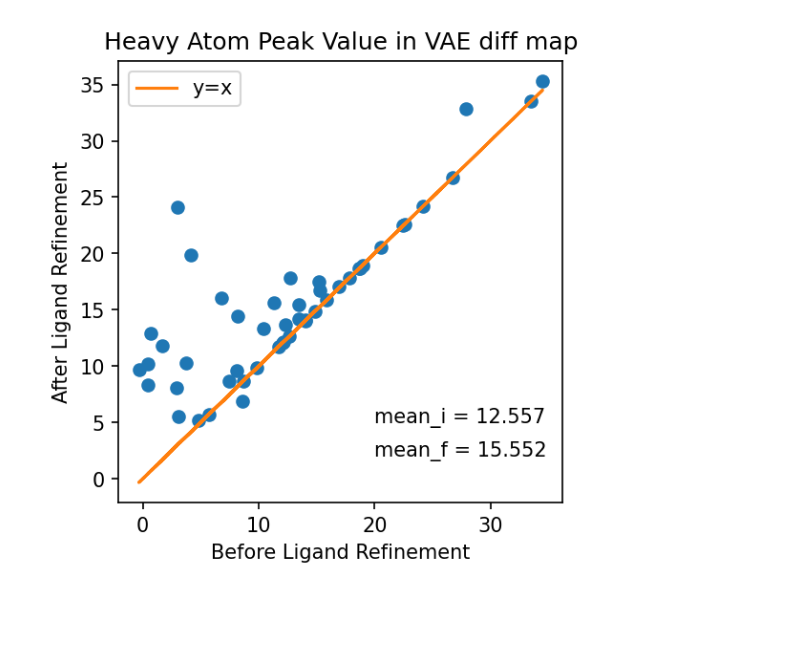
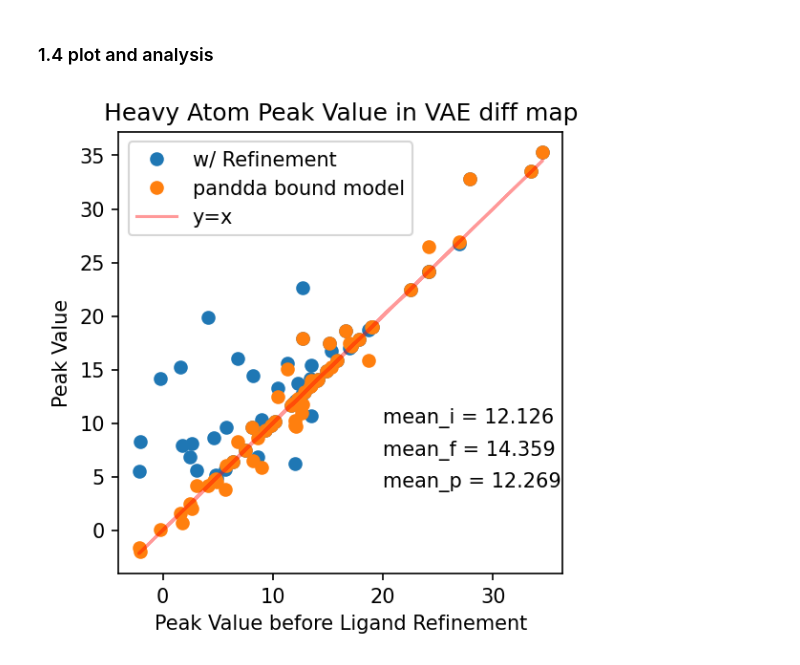
Before and after one commit to Hekstra-Lab/valdo, a Jupyter notebook: notebooks/vae_metric2_heavy_atom_peak_before_after_pose_refinement.ipynb, the cells around one changed output. Cells and saved outputs as stored; diff of their text form; code cells hidden in the pictures; blank space fills up the shorter version.

Commit message:
include all peaks seperately, include zmap and FOFC map metric

```diff
--- a/notebooks/vae_metric2_heavy_atom_peak_before_after_pose_refinement.ipynb
+++ b/notebooks/vae_metric2_heavy_atom_peak_before_after_pose_refinement.ipynb
@@ -27,11 +33,17 @@ DK_bound_heavy = DK_bound[condition_1 & condition_2].copy()
 # %%
-def get_heavy_cra_list(st, selections='[CL,Br,S,I]'):
-    sel = gemmi.Selection('[CL,Br,S,I]')
+def get_heavy_atoms(st, selections='[CL,Br,S,I]'):
+    sel = gemmi.Selection(selections)
     sel_model = sel.copy_model_selection(st[0])
-    lig_heavy_atoms = [i for i in list(sel_model.all()) if i.residue.name == 'LIG']
+    lig_heavy_atoms = [i.atom.clone() for i in list(sel_model.all()) if (i.chain.name == 'B' and i.residue.seqid.num == 1)]
     return lig_heavy_atoms
 
-def get_peak_values(cra_list, real_grid):
+def get_heavy_atoms_mapping(st, selections='[CL,Br,S,I]', resi=1):
+    sel = gemmi.Selection(selections)
+    sel_model = sel.copy_model_selection(st[0])
+    lig_heavy_atoms = [i.atom.clone() for i in list(sel_model.all()) if (i.chain.name == 'B' and i.residue.seqid.num == resi)]
+    return lig_heavy_atoms
+
+def get_peak_values(atom_list, real_grid):
     # check the highest peak
     a,b,c = np.unravel_index(real_grid.array.argmax(), real_grid.array.shape)
     tmp = real_grid.get_fractional(a,b,c)
@@ -39,9 +51,8 @@ def get_peak_values(cra_list, real_grid):
     dis_lists = []
     peak_values = []
     ops = real_grid.spacegroup.operations()
-    for cra in cra_list:
+    for atom in atom_list:
         # Get all equivalent sites
-        atom = cra.atom
         eq_points = []
         dis_list = []
         for op in ops:
@@ -70,7 +81 @@ def get_peak_values(cra_list, real_grid):
-# %%
-DK_bound_heavy.loc[:, 'initRF_lig_heavy_peak'] = 0.0
-DK_bound_heavy.loc[:, 'initRF_is_highest_peak(<5A)'] = 0.0
-# %%
-DK_bound_heavy.loc[:, 'postRF_lig_heavy_peak'] = 0.0
-DK_bound_heavy.loc[:, 'postRF_is_highest_peak(<5A)'] = 0.0
 # %%
@@ -103,14 +134,20 @@ for sample in tqdm(DK_bound_heavy["sample"]):
+# %%
+vae_peak_df = pd.DataFrame(data=peak_log, columns=["sample", "atom_name", "initRF_peak", "postRF_peak", "pandda_peak", "init_is_highest_peak(<5A)", "post_is_highest_peak(<5A)", "pandda_is_highest_peak(<5A)"])
+# %% [markdown]
+### 1.4 plot and analysis
 # %%
 plt.figure(figsize=[4,4], dpi=150)
-plt.plot(DK_bound_heavy["initRF_lig_heavy_peak"], DK_bound_heavy["postRF_lig_heavy_peak"], 'o')
-plt.plot(DK_bound_heavy["initRF_lig_heavy_peak"], DK_bound_heavy["initRF_lig_heavy_peak"], '-', label='y=x')
-plt.xlabel("Before Ligand Refinement")
-plt.ylabel("After Ligand Refinement")
-plt.legend()
+plt.plot(vae_peak_df["initRF_peak"], vae_peak_df["postRF_peak"], 'o', label="w/ Refinement")
+plt.plot(vae_peak_df["initRF_peak"], vae_peak_df["pandda_peak"], 'o', label="pandda bound model")
+plt.plot(vae_peak_df["initRF_peak"], vae_peak_df["initRF_peak"], 'r-', alpha=0.4, label='y=x')
+plt.xlabel("Peak Value before Ligand Refinement")
+plt.ylabel("Peak Value")
+plt.legend(loc='upper left')
 plt.title("Heavy Atom Peak Value in VAE diff map")
-plt.text(20, 5, f"mean_i = {DK_bound_heavy['initRF_lig_heavy_peak'].mean():.3f}")
-plt.text(20, 2, f"mean_f = {DK_bound_heavy['postRF_lig_heavy_peak'].mean():.3f}")
+plt.text(20, 10, f"mean_i = {vae_peak_df['initRF_peak'].mean():.3f}")
+plt.text(20, 7, f"mean_f = {vae_peak_df['postRF_peak'].mean():.3f}")
+plt.text(20, 4, f"mean_p = {vae_peak_df['pandda_peak'].mean():.3f}")
 plt.show()
 # %% [output]
-[figure, old version]
+[figure, new version]
 # %%
```
Also changed, not shown: parts of 32 cells of this notebook.
